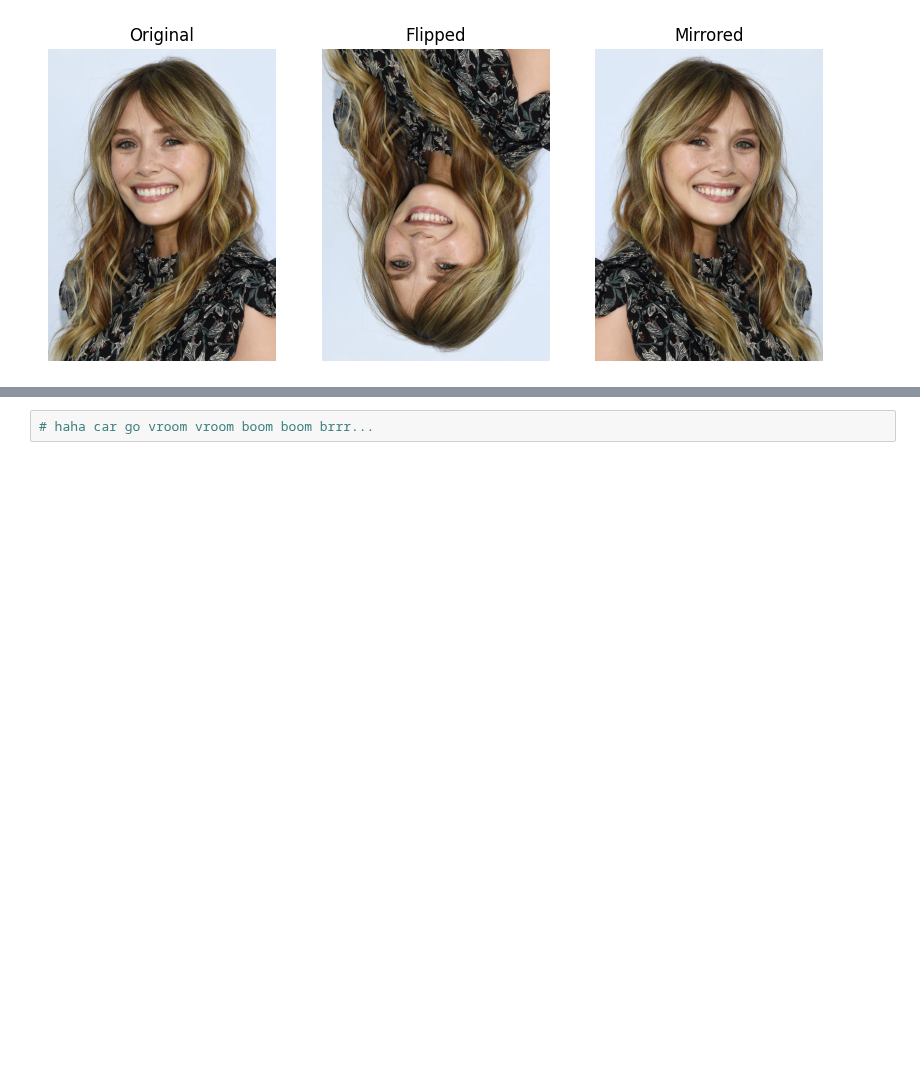
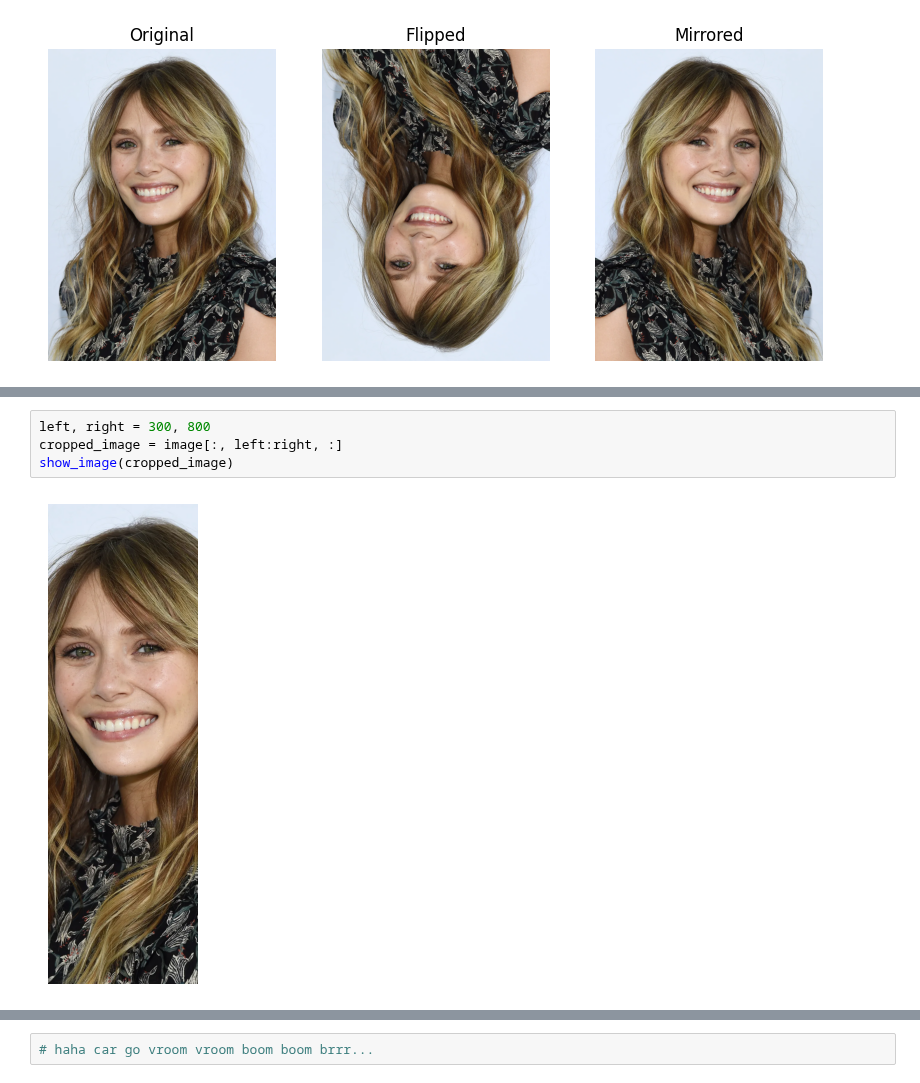
Before and after one commit to kamal-stark-dev/Learning, a Jupyter notebook: Python/Image Libraries/Manipulating-Images.ipynb, the cells around one changed output, grey strips where cells are left out. Drawn from its saved outputs; the diff is of its cells as text; blank space fills up the shorter version.

```diff
--- a/Python/Image Libraries/Manipulating-Images.ipynb
+++ b/Python/Image Libraries/Manipulating-Images.ipynb
@@ -74,0 +90,6 @@ show_image(im_rotate)
+# %%
+left, right = 300, 800
+cropped_image = image[:, left:right, :]
+show_image(cropped_image)
+# %% [output]
+[figure, added]
```
Also changed, not shown: parts of 9 cells of this notebook.
